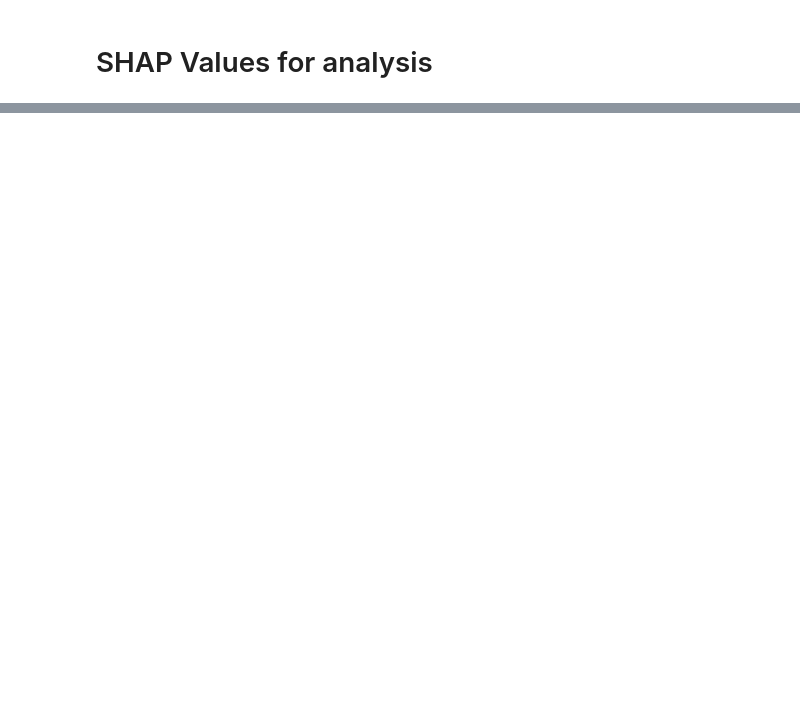
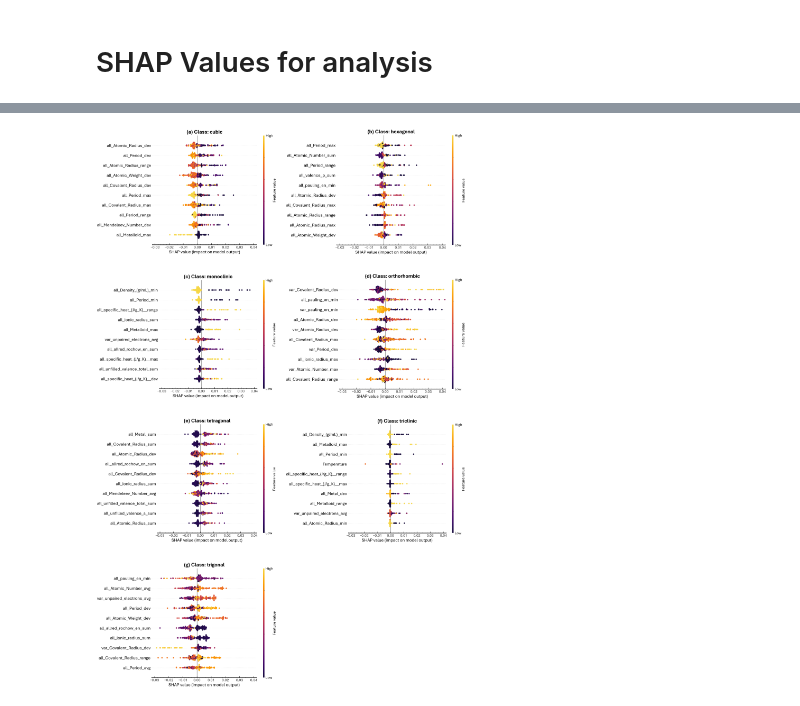
Before and after one commit to RedHorizonss/apprOXimate, a Jupyter notebook: notebooks/exp3a_approx_runML.ipynb, the cells around one changed output, grey strips where cells are left out. Saved outputs shown, nothing was run; the diff lists cells and outputs as text; code cells hidden in the pictures; blank space fills up the shorter version.

```diff
--- a/notebooks/exp3a_approx_runML.ipynb
+++ b/notebooks/exp3a_approx_runML.ipynb
@@ -478,3 +477,68 @@ Class:trigonal
+# %%
+import os
+import matplotlib.pyplot as plt
+import matplotlib.image as mpimg
+from matplotlib.gridspec import GridSpec
+
+alphabet = ["a", "b", "c", "d", "e", "f", "g", "h"]
+
+X_test_df = pd.DataFrame(X_test, columns=feature_cols)
+shap_values = explainer(X_test_df)
+
+# ── Step 1: save each beeswarm individually ───────────────────────────────────
+bee_paths = []
+for i in range(7):
+    shap_values_cat = shap_values[..., i]
+    mean_abs = np.abs(shap_values_cat.values).mean(axis=0)
+    top10_idx = np.argsort(mean_abs)[-10:]
+
+    shap_top10 = shap.Explanation(
+        values=shap_values_cat.values[:, top10_idx],
+        base_values=shap_values_cat.base_values,
+        data=shap_values_cat.data[:, top10_idx] if shap_values_cat.data is not None else None,
+        feature_names=[feature_cols[j] for j in top10_idx]
+    )
+
+    fig, ax = plt.subplots(figsize=(8, 6))
+    plt.sca(ax)
+    shap.plots.beeswarm(shap_top10, max_display=10, color=cmap_trunc, show=False)
+    ax = plt.gca()
+    ax.set_xlabel("SHAP value (impact on model output)")
+    ax.set_title(f"({alphabet[i]}) Class: {label_mapping[i]}", fontweight='bold')
+    ax.set_xlim(-0.032, 0.042)
+    for label in ax.get_yticklabels():
+        label.set_color('black')
+    plt.tight_layout()
+    path = f'outputs/_tmp_bee_{i}.png'
+    plt.savefig(path, dpi=150, bbox_inches='tight')
+    plt.close()
+    bee_paths.append(path)
+
+# ── Step 2: stitch into 2-column grid ────────────────────────────────────────
+n_cols = 2
+n_rows = (7 + n_cols - 1) // n_cols  # = 4
+
+bee_imgs = [mpimg.imread(p) for p in bee_paths]
+
+fig = plt.figure(figsize=(18, n_rows * 7))
+gs = GridSpec(n_rows, n_cols, figure=fig, hspace=0.05, wspace=0.05)
+
+for i, img in enumerate(bee_imgs):
+    ax = fig.add_subplot(gs[i // n_cols, i % n_cols])
+    ax.imshow(img)
+    ax.axis('off')
+
+# hide the empty 8th cell
+fig.add_subplot(gs[n_rows - 1, n_cols - 1]).set_visible(False)
+
+plt.savefig('outputs/SHAP_beeswarm_all.png', bbox_inches='tight')
+plt.show()
+
+# ── Step 3: clean up temp files ───────────────────────────────────────────────
+for p in bee_paths:
+    os.remove(p)
+# %% [output]
+[figure, added]
 # %%
 from tqdm import tqdm
 seeds = [42, 123, 456, 789, 1024, 2024, 314, 99, 7, 2000]
```
Also changed, not shown: parts of 9 cells of this notebook, 20 other files.
